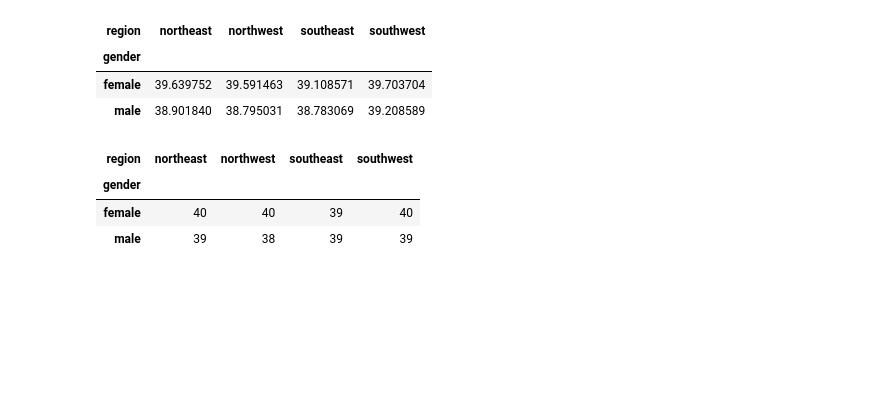
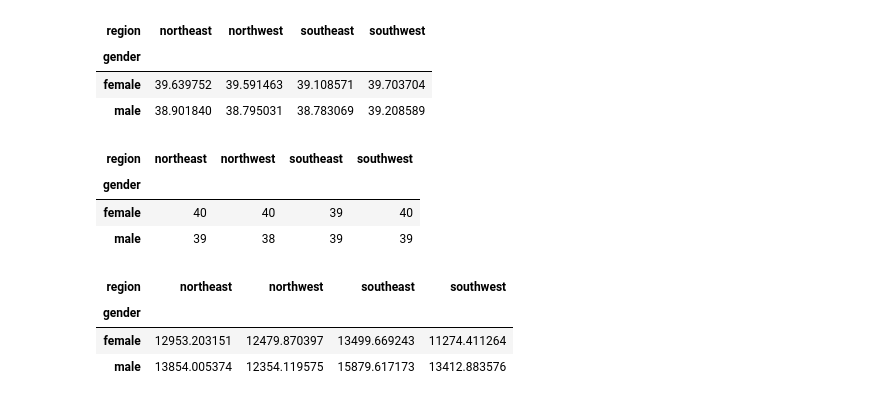
Before and after one commit to sohanlal1234/machine-learning, a Jupyter notebook: demos/Day 1 - pandas .ipynb, the cells around one changed output. Saved outputs shown, nothing was run; the diff lists cells and outputs as text; code cells hidden in the pictures; blank space fills up the shorter version.

```diff
--- a/demos/Day 1 - pandas .ipynb
+++ b/demos/Day 1 - pandas .ipynb
@@ -464,3 +464,10 @@ df.pivot_table("age", "gender", "region", aggfunc="median")
 | gender |  |  |  |  |
 | female | 40 | 40 | 39 | 40 |
 | male | 39 | 38 | 39 | 39 |
+# %%
+df.groupby(["gender", "region"]).charges.mean().unstack()
+# %% [output]
+| region | northeast | northwest | southeast | southwest |
+| gender |  |  |  |  |
+| female | 12953.203151 | 12479.870397 | 13499.669243 | 11274.411264 |
+| male | 13854.005374 | 12354.119575 | 15879.617173 | 13412.883576 |
```
Also changed, not shown: 1 other file.
